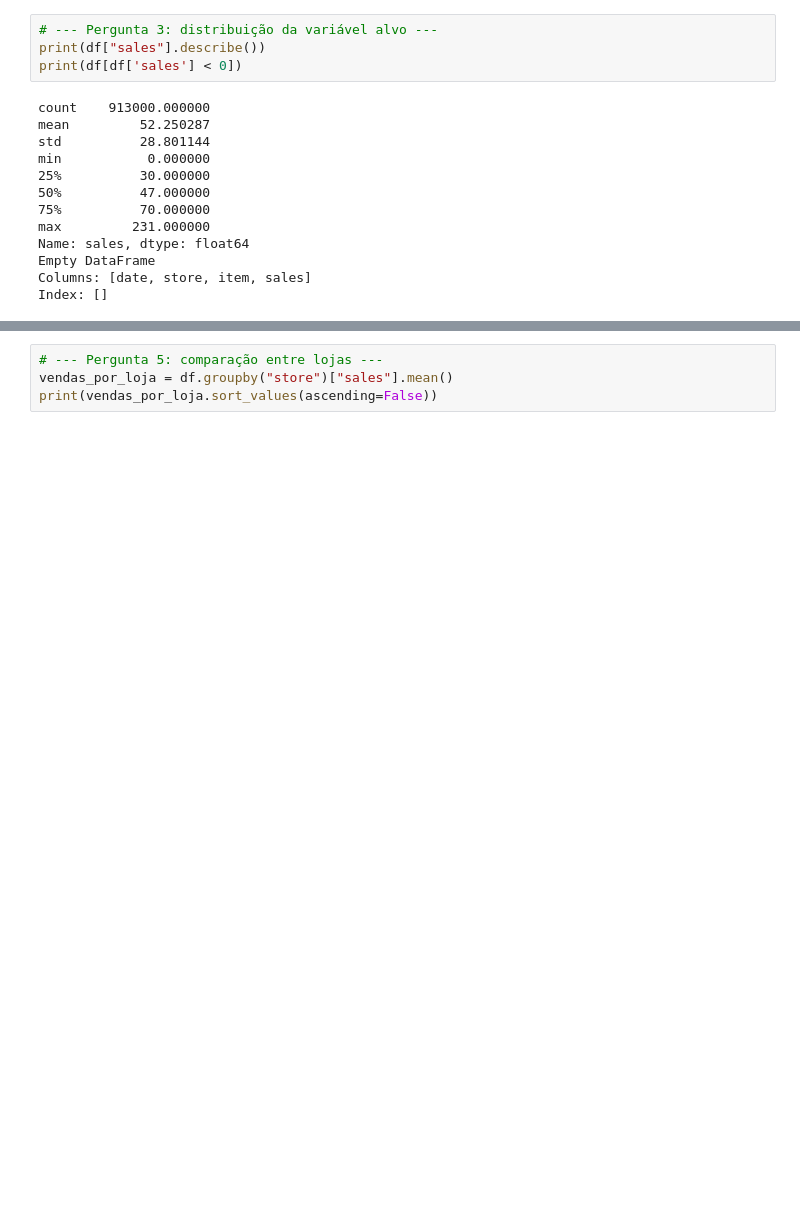
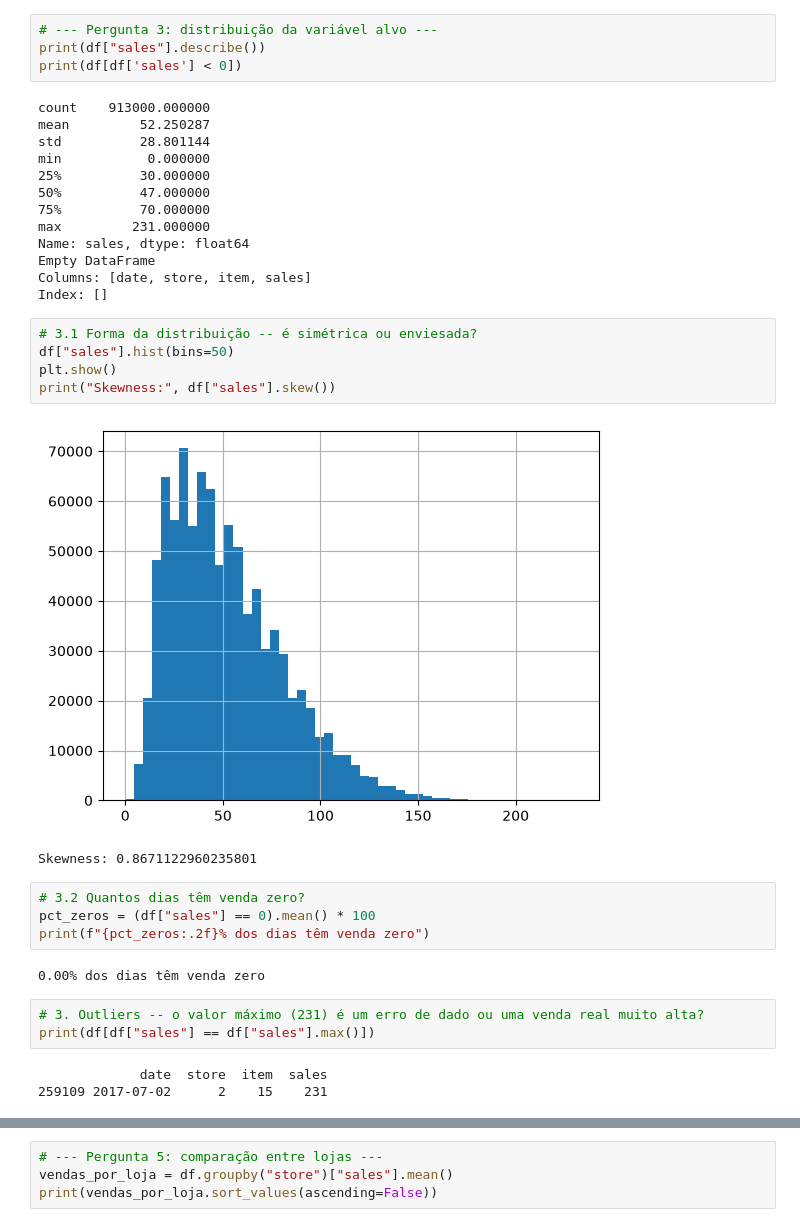
Before and after one commit to KamaNay/API-de-Previsao-de-Demanda-de-Estoque, a Jupyter notebook: notebooks/01_eda.ipynb, the cells around one changed output, grey strips where cells are left out. Drawn from its saved outputs; the diff is of its cells as text; blank space fills up the shorter version.

```diff
--- a/notebooks/01_eda.ipynb
+++ b/notebooks/01_eda.ipynb
@@ -49,3 +55,23 @@ Name: sales, dtype: float64
 Empty DataFrame
 Columns: [date, store, item, sales]
 Index: []
+# %%
+# 3.1 Forma da distribuição -- é simétrica ou enviesada?
+df["sales"].hist(bins=50)
+plt.show()
+print("Skewness:", df["sales"].skew())
+# %% [output]
+[figure, added]
+Skewness: 0.8671122960235801
+# %%
+# 3.2 Quantos dias têm venda zero?
+pct_zeros = (df["sales"] == 0).mean() * 100
+print(f"{pct_zeros:.2f}% dos dias têm venda zero")
+# %% [output]
+0.00% dos dias têm venda zero
+# %%
+# 3. Outliers -- o valor máximo (231) é um erro de dado ou uma venda real muito alta?
+print(df[df["sales"] == df["sales"].max()])
+# %% [output]
+             date  store  item  sales
+259109 2017-07-02      2    15    231
```
Also changed, not shown: parts of 11 cells of this notebook, 7 other files.
